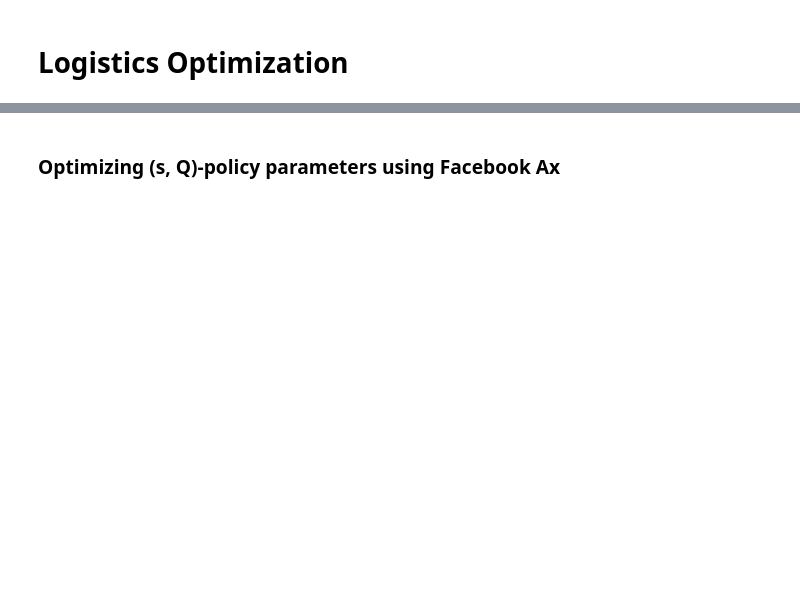
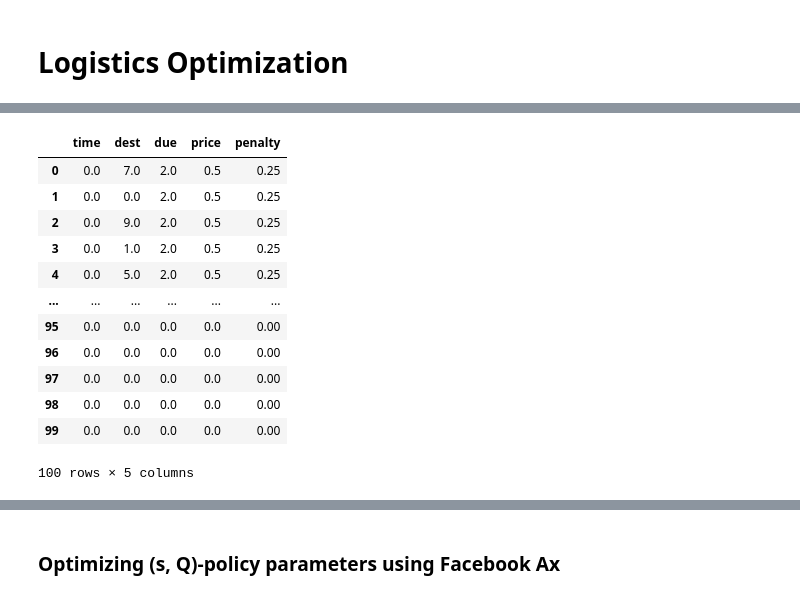
Before and after one commit to loomlike/relearn, a Jupyter notebook: example_logistics.ipynb, the cells around one changed output, grey strips where cells are left out. Drawn from its saved outputs; the diff is of its cells as text; code cells hidden in the pictures; blank space fills up the shorter version.

```diff
--- a/example_logistics.ipynb
+++ b/example_logistics.ipynb
@@ -126,0 +45,22 @@ def visualize_transitions(transitions):
+# %%
+env = SimpleLogistics(
+    T=NUM_EPISODES,
+    capacity=WAREHOUSE_CAPACITY,
+    num_locations=NUM_LOCATIONS,
+    seed=SEED,
+)
+env.render()
+# %% [output]
+|  | time | dest | due | price | penalty |
+| 0 | 0.0 | 7.0 | 2.0 | 0.5 | 0.25 |
+| 1 | 0.0 | 0.0 | 2.0 | 0.5 | 0.25 |
+| 2 | 0.0 | 9.0 | 2.0 | 0.5 | 0.25 |
+| 3 | 0.0 | 1.0 | 2.0 | 0.5 | 0.25 |
+| 4 | 0.0 | 5.0 | 2.0 | 0.5 | 0.25 |
+| ... | ... | ... | ... | ... | ... |
+| 95 | 0.0 | 0.0 | 0.0 | 0.0 | 0.00 |
+| 96 | 0.0 | 0.0 | 0.0 | 0.0 | 0.00 |
+| 97 | 0.0 | 0.0 | 0.0 | 0.0 | 0.00 |
+| 98 | 0.0 | 0.0 | 0.0 | 0.0 | 0.00 |
+| 99 | 0.0 | 0.0 | 0.0 | 0.0 | 0.00 |
+100 rows × 5 columns
```
Also changed, not shown: parts of 18 cells of this notebook, 1 other file.
